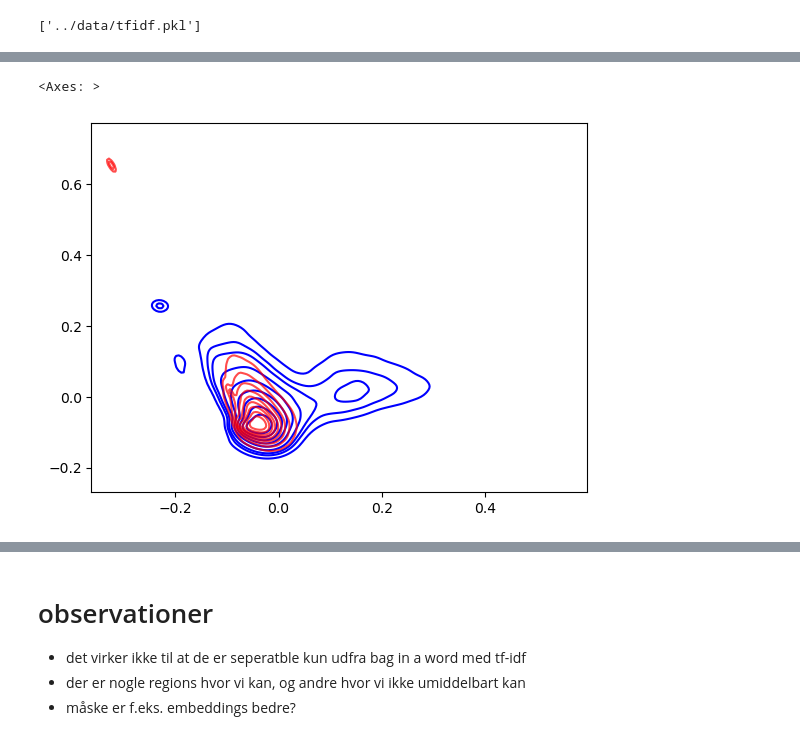
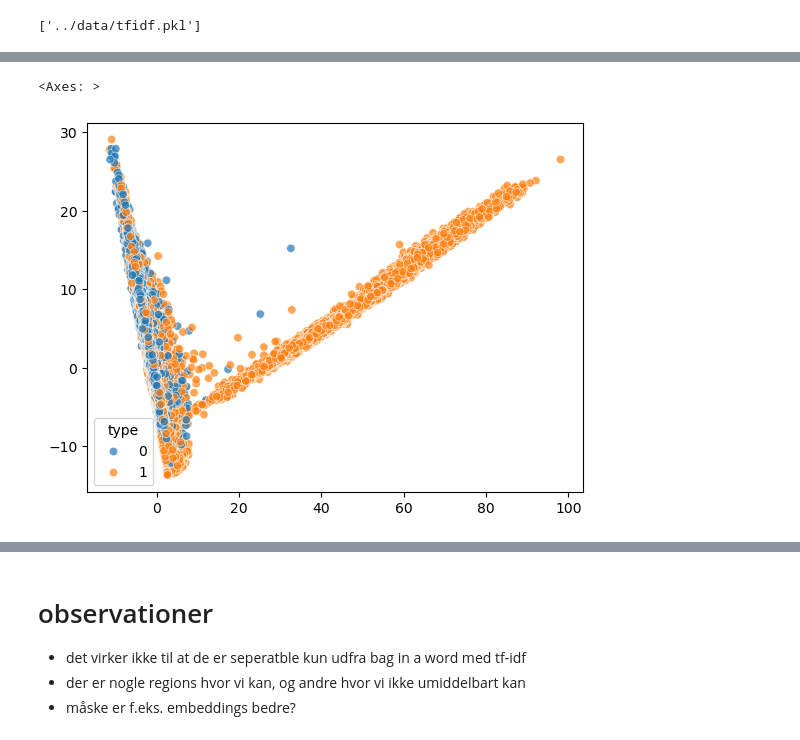
Before and after one commit to Laplace0000/GDS_TwoTime, a Jupyter notebook: src/project.ipynb, the cells around one changed output, grey strips where cells are left out. Drawn from its saved outputs; the diff is of its cells as text; code cells hidden in the pictures.

```diff
--- a/src/project.ipynb
+++ b/src/project.ipynb
@@ -395,8 +443,8 @@ sns.scatterplot(data=PCA_df, x="PCA1", y="PCA2", hue="type", alpha=0.5)
 # reliable, clickbait and political are all, by their contents, factually correct (albeit possibly politcally motivated)
 # we deem those to be "real" news
 print("adding binary labels")
-fndf['type'] = fndf['type'].replace(r'^(reliable|clickbait|political)$', '1', regex=True)
-fndf['type'] = fndf['type'].replace(r'^(?!1$).+', '0', regex=True)   # Replace everything except '1' with '0'
+fndf['type'] = fndf['type'].replace(r'^(reliable|clickbait|political)$', '0', regex=True)
+fndf['type'] = fndf['type'].replace(r'^(?!0$).+', '1', regex=True)   # Replace everything except '1' with '0'
 #maybe fix this? what remains?
 fndf['type'] = fndf['type'].fillna('0')
 
@@ -564,0 +619,8 @@ tfidf_all_fake = tfidf_all_model.transform(fake_news["content"])
+# %%
+from sklearn.decomposition import PCA
+tfidf_model = TfidfVectorizer(analyzer=lambda x: x, max_features=10000)
+tfidf_vec = tfidf_model.fit_transform(fndf["content"])
+tfidf_vec_scale = StandardScaler(with_mean=False).fit_transform(tfidf_vec)
+PCA_model = PCA(n_components=2)
+PCA_data = PCA_model.fit_transform(tfidf_vec_scale)
+#PCA_data["type"] = fndf["type"]
@@ -586,6 +642,7 @@ plt.scatter(PCA_fake[:, 0], PCA_fake[:, 1], color="red", label="Fake", alpha=0.2
-# %%
-sns.kdeplot(x=PCA_real[:, 0], y=PCA_real[:, 1],color="blue", thresh=0.15)
-sns.kdeplot(x=PCA_fake[:, 0], y=PCA_fake[:, 1],color="red", thresh=0.15, alpha=0.7)
-# %% [output]
-<Axes: >
-[figure, removed]
+# %%
+#PCA_df["type"] = fndf["type"]
+sns.scatterplot(x = PCA_data[:, 0], y = PCA_data[:, 1], hue=fndf["type"], alpha=0.7)
+#sns.scatterplot(data=PCA_df, x="PCA1", y="PCA2", hue="type", alpha=1)
+# %% [output]
+<Axes: >
+[figure, added]
```
Also changed, not shown: parts of 70 cells of this notebook.
